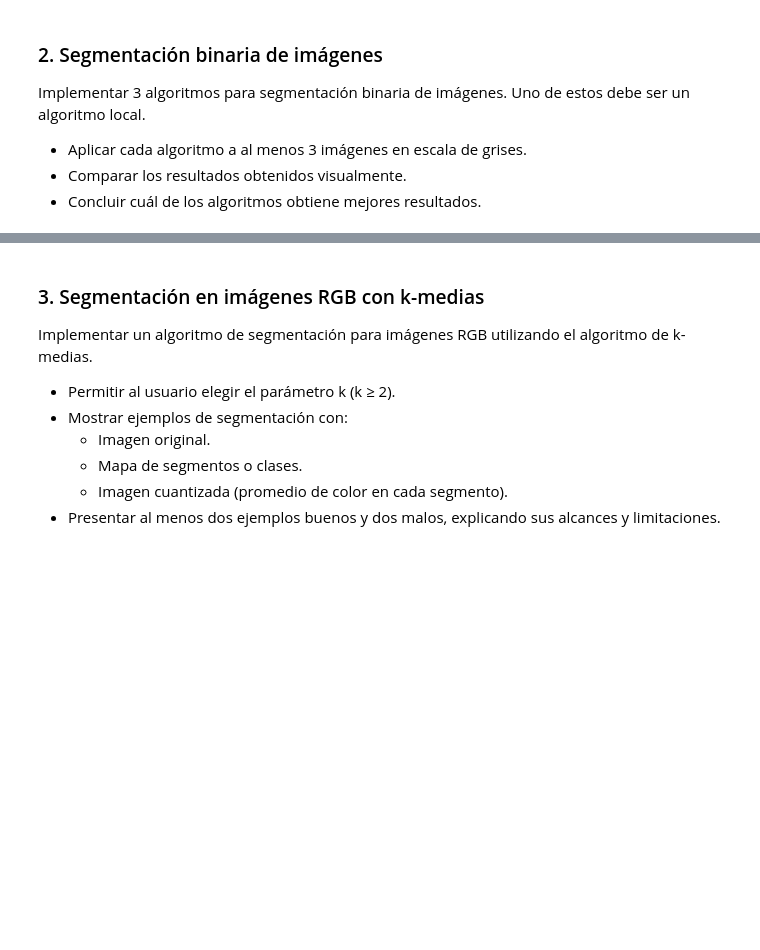
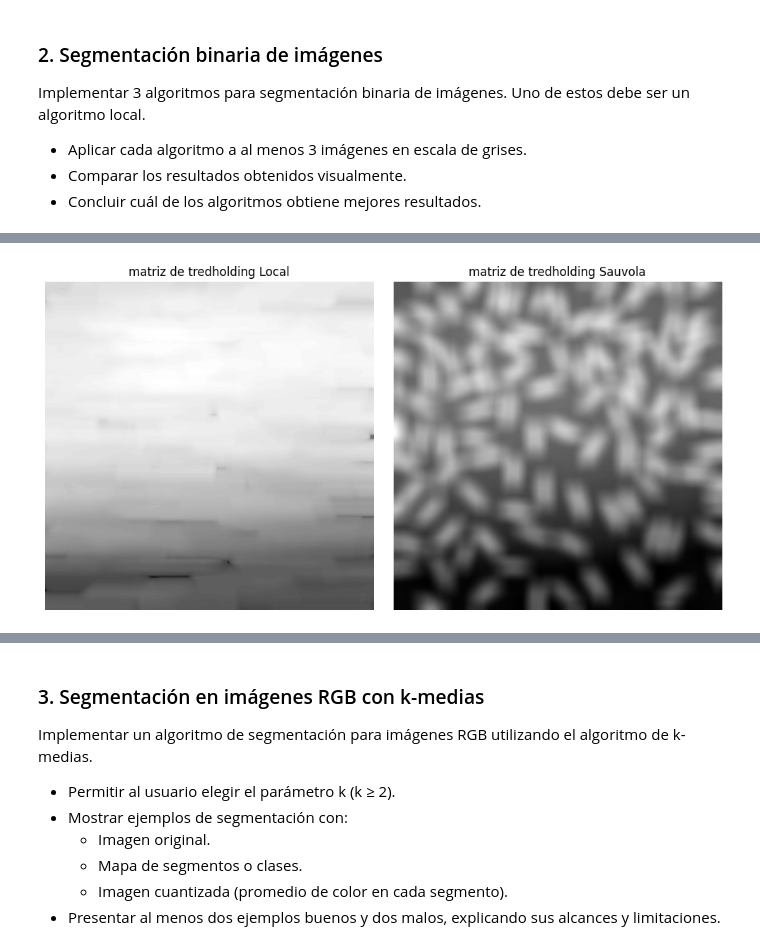
Before and after one commit to DiggsPapu/computer-vision-lab-1, a Jupyter notebook: Lab1.ipynb, the cells around one changed output, grey strips where cells are left out. Drawn from its saved outputs; the diff is of its cells as text; code cells hidden in the pictures; blank space fills up the shorter version.

```diff
--- a/Lab1.ipynb
+++ b/Lab1.ipynb
@@ -180,0 +190,4 @@ t= 130.77570362709005
+# %%
+mostrar_imagenes(['matriz de tredholding Local','matriz de tredholding Sauvola'],[Th,Th2])
+# %% [output]
+[figure, added]
```
Also changed, not shown: parts of 13 cells of this notebook, 3 other files.
